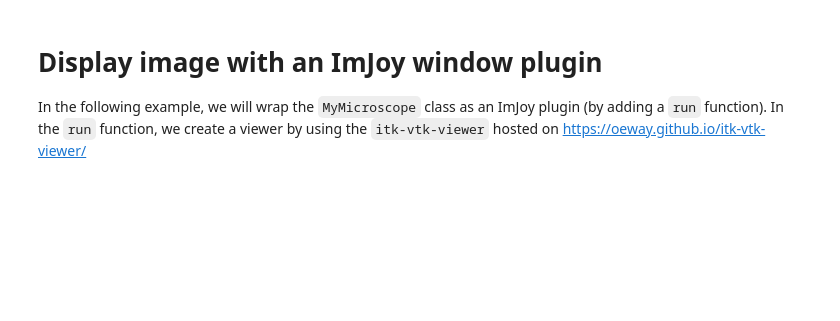
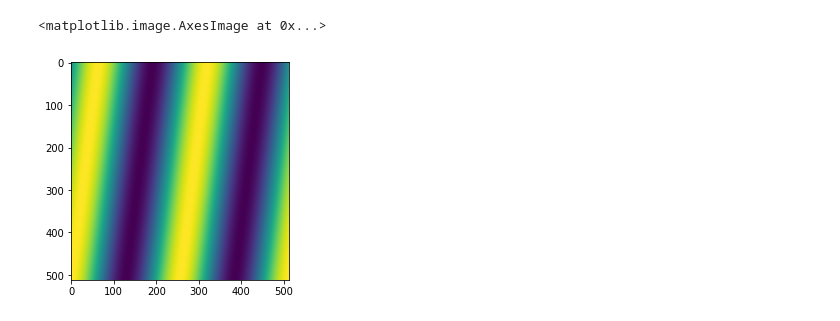
Before and after one commit to imjoy-team/micro-manager-imjoy, a Jupyter notebook: Micro-Manager-ImJoy-Tutorial.ipynb, the cells around one changed output. Cells and saved outputs as stored; diff of their text form; code cells hidden in the pictures; blank space fills up the shorter version.

```diff
--- a/Micro-Manager-ImJoy-Tutorial.ipynb
+++ b/Micro-Manager-ImJoy-Tutorial.ipynb
@@ -18,15 +54,17 @@ MM_CONFIG_FILE = os.path.join(MM_DIR, "MMConfig_demo.cfg")
 # %%
 import numpy as np
 from imjoy import api
 import pymmcore
 import os.path
+from matplotlib import pyplot as plt
+%matplotlib inline
 
 mmc = pymmcore.CMMCore()
 mmc.setDeviceAdapterSearchPaths([MM_DIR])
 mmc.loadSystemConfiguration(MM_CONFIG_FILE)
 mmc.snapImage()
-mmc.getImage()
+image = mmc.getImage()
+plt.imshow(image)
+# %% [output]
+<matplotlib.image.AxesImage at 0x...>
+[figure, added]
-# %% [markdown]
-# Display image with an ImJoy window plugin
-
-In the following example, we will wrap the `MyMicroscope` class as an ImJoy plugin (by adding a `run` function). In the `run` function, we create a viewer by using the `itk-vtk-viewer` hosted on https://oeway.github.io/itk-vtk-viewer/
```
Also changed, not shown: parts of 25 cells of this notebook.
